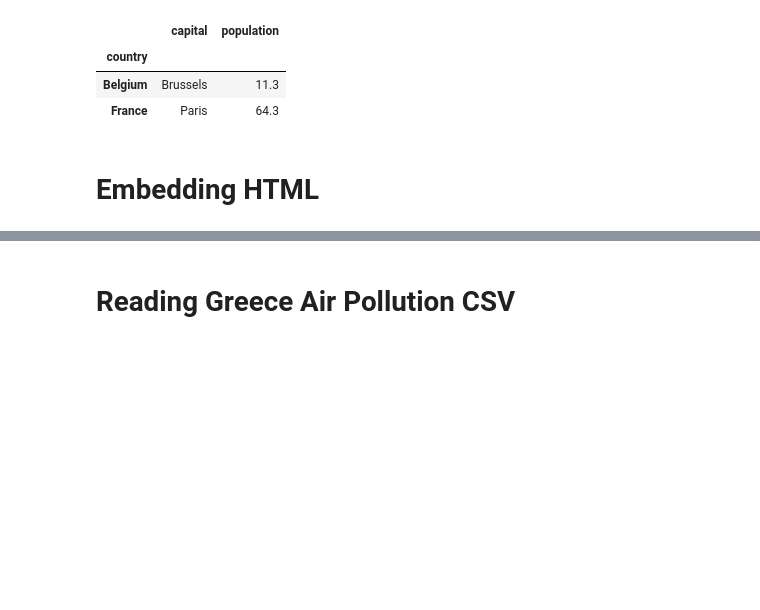
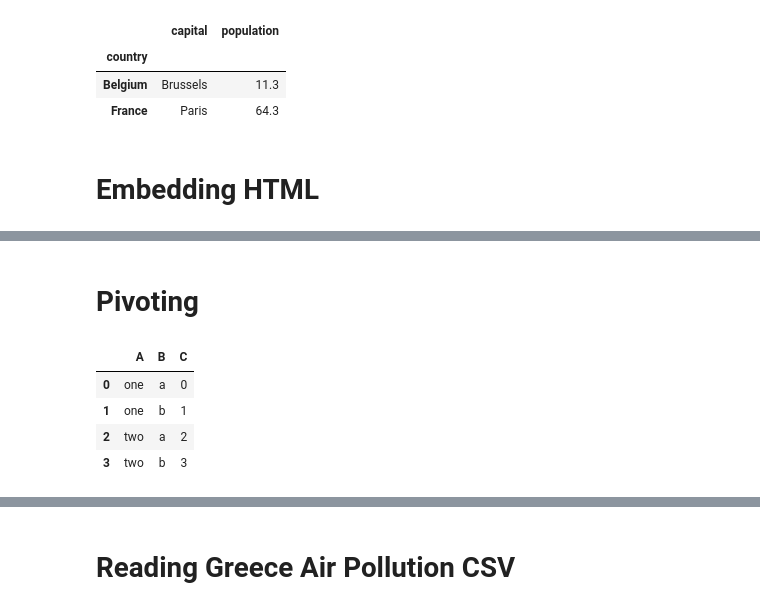
Before and after one commit to E-Trindade/Deep-Learning-Nanodegree, a Jupyter notebook: week 1/Pandas Crashcourse.ipynb, the cells around one changed output, grey strips where cells are left out. Drawn from its saved outputs; the diff is of its cells as text; code cells hidden in the pictures; blank space fills up the shorter version.

```diff
--- a/week 1/Pandas Test.ipynb
+++ b/week 1/Pandas Crashcourse.ipynb
@@ -188,3 +188,16 @@ countries.iloc[0:2,1:3]
 HTML('<iframe src=http://www.eea.europa.eu/data-and-maps/data/airbase-the-european-air-quality-database-8#tab-data-by-country width=700 height=350></iframe>')
 # %% [output]
 [interactive output not drawn]
+# %% [markdown]
+# Pivoting
+# %%
+df = pd.DataFrame({'A':['one', 'one', 'two', 'two'],
+                   'B':['a', 'b', 'a', 'b'],
+                   'C':range(4)})
+df
+# %% [output]
+|  | A | B | C |
+| 0 | one | a | 0 |
+| 1 | one | b | 1 |
+| 2 | two | a | 2 |
+| 3 | two | b | 3 |
```
Also changed, not shown: parts of 18 cells of this notebook, 2 other files.
